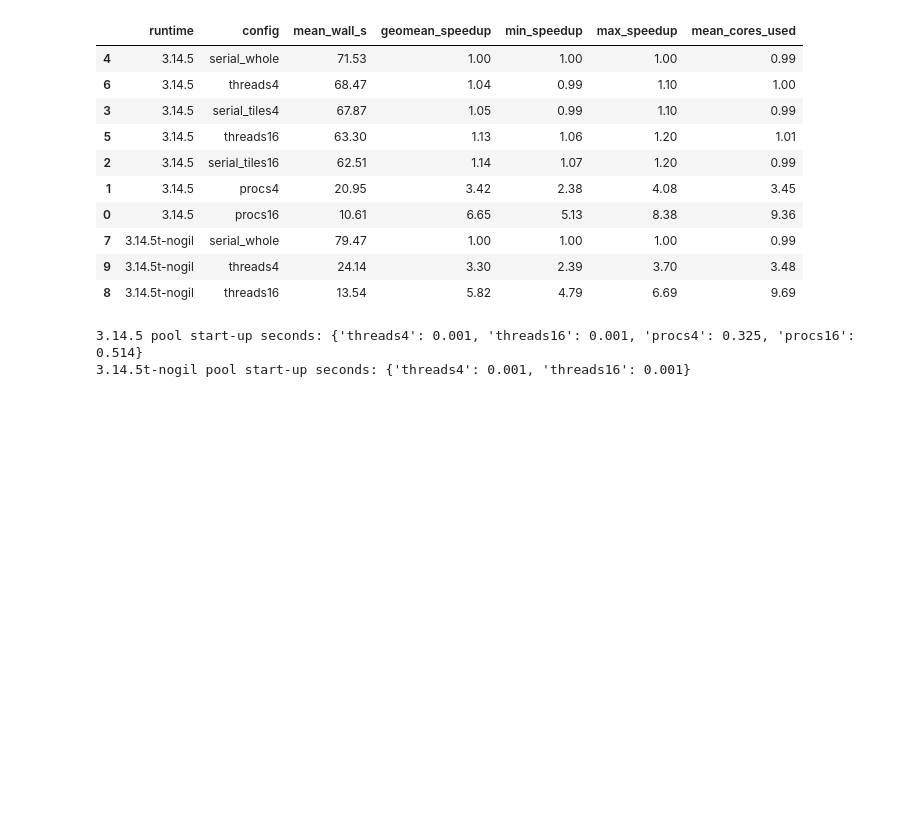
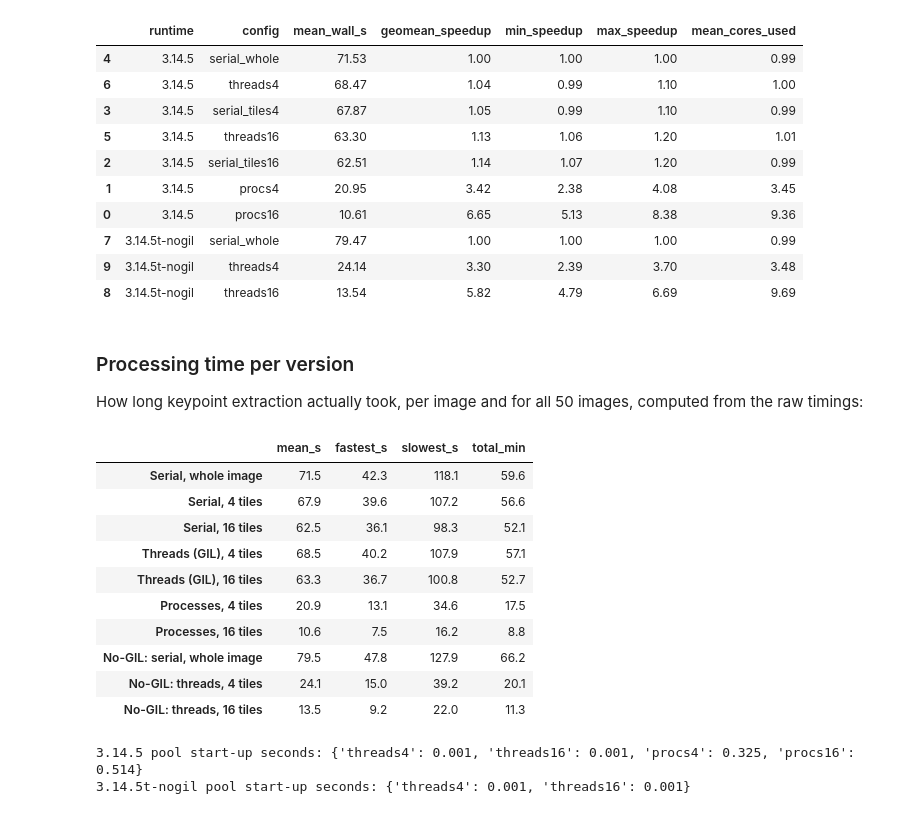
Before and after one commit to musawaghu/parallel-sift, a Jupyter notebook: notebooks/parallel_sift.ipynb, the cells around one changed output. Saved outputs shown, nothing was run; the diff lists cells and outputs as text; code cells hidden in the pictures; blank space fills up the shorter version.

Commit message:
Notebook: add processing-time-per-version table
Co-Authored-By: Claude Opus 5.5 <noreply@anthropic.com>

```diff
--- a/notebooks/parallel_sift.ipynb
+++ b/notebooks/parallel_sift.ipynb
@@ -265,6 +265,39 @@ s[cols].sort_values(["runtime", "geomean_speedup"]).round(2)
 | 7 | 3.14.5t-nogil | serial_whole | 79.47 | 1.00 | 1.00 | 1.00 | 0.99 |
 | 9 | 3.14.5t-nogil | threads4 | 24.14 | 3.30 | 2.39 | 3.70 | 3.48 |
 | 8 | 3.14.5t-nogil | threads16 | 13.54 | 5.82 | 4.79 | 6.69 | 9.69 |
+# %% [markdown]
+### Processing time per version
+
+How long keypoint extraction actually took, per image and for all 50 images, computed from the raw timings:
+# %%
+names = {
+    ("3.14.5", "serial_whole"): "Serial, whole image",
+    ("3.14.5", "serial_tiles4"): "Serial, 4 tiles",
+    ("3.14.5", "serial_tiles16"): "Serial, 16 tiles",
+    ("3.14.5", "threads4"): "Threads (GIL), 4 tiles",
+    ("3.14.5", "threads16"): "Threads (GIL), 16 tiles",
+    ("3.14.5", "procs4"): "Processes, 4 tiles",
+    ("3.14.5", "procs16"): "Processes, 16 tiles",
+    ("3.14.5t-nogil", "serial_whole"): "No-GIL: serial, whole image",
+    ("3.14.5t-nogil", "threads4"): "No-GIL: threads, 4 tiles",
+    ("3.14.5t-nogil", "threads16"): "No-GIL: threads, 16 tiles",
+}
+times = (t.groupby(["runtime", "config"]).wall_s
+          .agg(mean_s="mean", fastest_s="min", slowest_s="max", total_min=lambda x: x.sum() / 60))
+times.index = [names[i] for i in times.index]
+times.loc[list(names.values())].round(1)
+# %% [output]
+|  | mean_s | fastest_s | slowest_s | total_min |
+| Serial, whole image | 71.5 | 42.3 | 118.1 | 59.6 |
+| Serial, 4 tiles | 67.9 | 39.6 | 107.2 | 56.6 |
+| Serial, 16 tiles | 62.5 | 36.1 | 98.3 | 52.1 |
+| Threads (GIL), 4 tiles | 68.5 | 40.2 | 107.9 | 57.1 |
+| Threads (GIL), 16 tiles | 63.3 | 36.7 | 100.8 | 52.7 |
+| Processes, 4 tiles | 20.9 | 13.1 | 34.6 | 17.5 |
+| Processes, 16 tiles | 10.6 | 7.5 | 16.2 | 8.8 |
+| No-GIL: serial, whole image | 79.5 | 47.8 | 127.9 | 66.2 |
+| No-GIL: threads, 4 tiles | 24.1 | 15.0 | 39.2 | 20.1 |
+| No-GIL: threads, 16 tiles | 13.5 | 9.2 | 22.0 | 11.3 |
 # %%
 import json
 env = json.loads((RES / "env.json").read_text())
```
Also changed, not shown: parts of 3 cells of this notebook.
